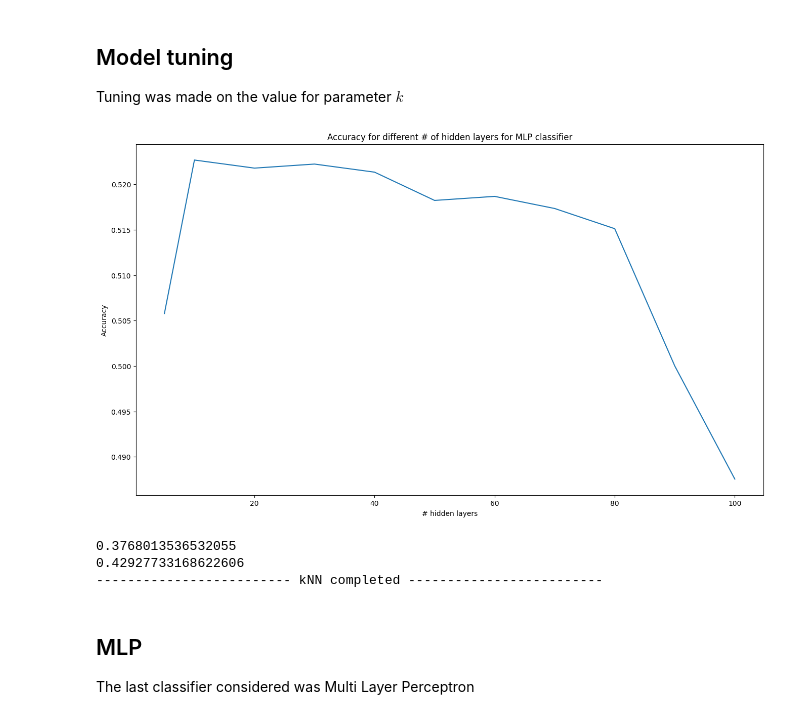
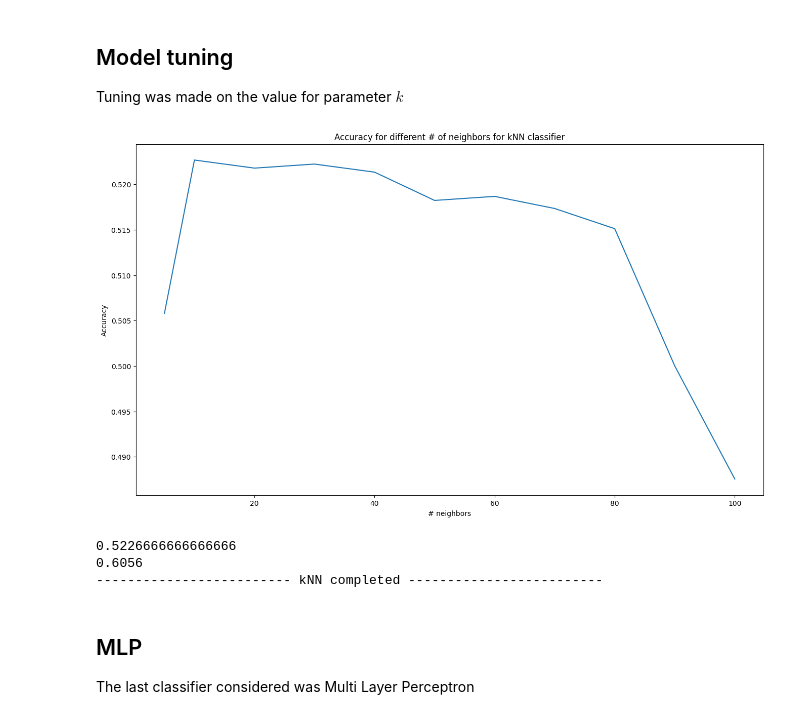
Before and after one commit to BSc-MSc-Projects/Music-Learning, a Jupyter notebook: Music_Learning.ipynb, the cells around one changed output. Drawn from its saved outputs; the diff is of its cells as text; code cells hidden in the pictures.

```diff
--- a/Music_Learning.ipynb
+++ b/Music_Learning.ipynb
@@ -43,7 +43,7 @@ We present two versions of the notebook, associated with the two binary value of
 1. 0: use the dataset from FMA repository
 1. 1: use our dataset, extracted by the mp3 archive of the FMA repository
 # %%
-VERSION = 1
+VERSION = 0
 # %% [markdown]
 ## Data preprocessing
 There is the need to do some preliminar operations on the data extracted by the .mp3 files:
@@ -177,21 +201,21 @@ Tuning was made on the value for parameter $k$
 # %%
 #X_train, X_test, y_train, y_test = train_test_split(X, y, random_state=42, test_size=0.10)
 #X_train, X_validate, y_train, y_validate = train_test_split(X_train, y_train, random_state=42,
                                                             #test_size=0.10)
 k_values = [5, 10, 20, 30, 40, 50, 60, 70, 80, 90, 100]
 knn_scores = []
 for k in k_values:
     knn_clf = KNeighborsClassifier(k)
     knn_clf.fit(X_train, y_train)
     knn_scores.append(np.asarray(cross_val_score(knn_clf, X_validate, y_validate, cv=2)).mean())
 
-basic_plot((16,9), k_values, knn_scores, "# hidden layers", "Accuracy",
-           "Accuracy for different # of hidden layers for MLP classifier")
+basic_plot((16,9), k_values, knn_scores, "# neighbors", "Accuracy",
+           "Accuracy for different # of neighbors for kNN classifier")
 # %% [output]
-[figure, old version]
+[figure, new version]
 # %%
 # the actual classification
-n_neighbors_best = 5
+n_neighbors_best = 10
 knn_clf = KNeighborsClassifier(n_neighbors_best)
 
 knn_clf.fit(X_train, y_train)
@@ -214,8 +238,8 @@ else:
 
 print("------------------------- kNN completed -------------------------")
 # %% [output]
-0.3768013536532055
-0.42927733168622606
+0.5226666666666666
+0.6056
 ------------------------- kNN completed -------------------------
 # %% [markdown]
 ## MLP
```
Also changed, not shown: parts of 18 cells of this notebook, 2 other files.
